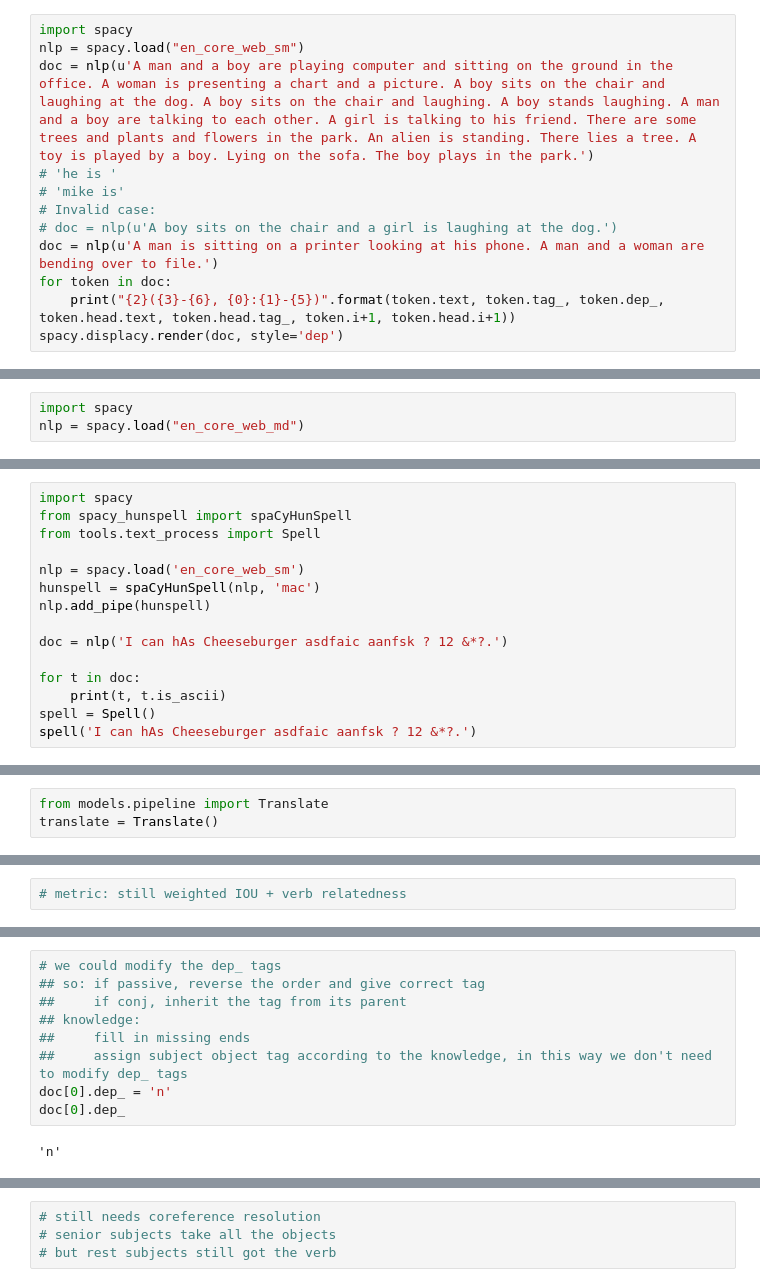
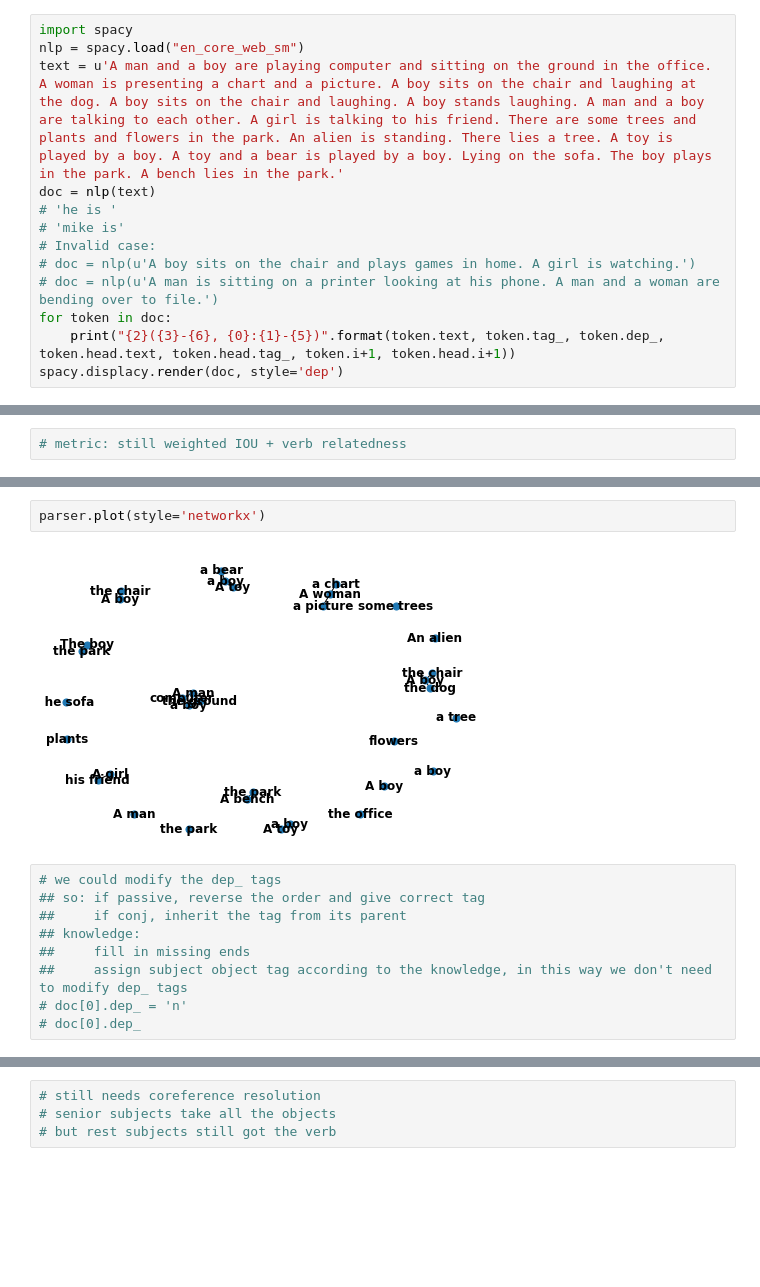
Before and after one commit to shwinshaker/Text2Scene, a Jupyter notebook: generator.ipynb, the cells around one changed output, grey strips where cells are left out. Cells and saved outputs as stored; diff of their text form; blank space fills up the shorter version.

```diff
--- a/generator.ipynb
+++ b/generator.ipynb
@@ -1,12 +1,13 @@
 # %%
 import spacy
 nlp = spacy.load("en_core_web_sm")
-doc = nlp(u'A man and a boy are playing computer and sitting on the ground in the office. A woman is presenting a chart and a picture. A boy sits on the chair and laughing at the dog. A boy sits on the chair and laughing. A boy stands laughing. A man and a boy are talking to each other. A girl is talking to his friend. There are some trees and plants and flowers in the park. An alien is standing. There lies a tree. A toy is played by a boy. Lying on the sofa. The boy plays in the park.')
+text = u'A man and a boy are playing computer and sitting on the ground in the office. A woman is presenting a chart and a picture. A boy sits on the chair and laughing at the dog. A boy sits on the chair and laughing. A boy stands laughing. A man and a boy are talking to each other. A girl is talking to his friend. There are some trees and plants and flowers in the park. An alien is standing. There lies a tree. A toy is played by a boy. A toy and a bear is played by a boy. Lying on the sofa. The boy plays in the park. A bench lies in the park.'
+doc = nlp(text)
 # 'he is '
 # 'mike is'
 # Invalid case:
-# doc = nlp(u'A boy sits on the chair and a girl is laughing at the dog.')
-doc = nlp(u'A man is sitting on a printer looking at his phone. A man and a woman are bending over to file.')
+# doc = nlp(u'A boy sits on the chair and plays games in home. A girl is watching.')
+# doc = nlp(u'A man is sitting on a printer looking at his phone. A man and a woman are bending over to file.')
 for token in doc:
     print("{2}({3}-{6}, {0}:{1}-{5})".format(token.text, token.tag_, token.dep_, token.head.text, token.head.tag_, token.i+1, token.head.i+1))
 spacy.displacy.render(doc, style='dep')
@@ -35,3 +32,0 @@ punct(bending-19, .:.-23)
-# %%
-import spacy
-nlp = spacy.load("en_core_web_md")
@@ -112,15 +32,0 @@ Query Request: 1 bad - good
-# %%
-import spacy
-from spacy_hunspell import spaCyHunSpell
-from tools.text_process import Spell
-
-nlp = spacy.load('en_core_web_sm')
-hunspell = spaCyHunSpell(nlp, 'mac')
-nlp.add_pipe(hunspell)
-
-doc = nlp('I can hAs Cheeseburger asdfaic aanfsk ? 12 &*?.')
-
-for t in doc:
-    print(t, t.is_ascii)
-spell = Spell()
-spell('I can hAs Cheeseburger asdfaic aanfsk ? 12 &*?.')
@@ -154,3 +32,0 @@ spell('adf fzg has ? 12 &*a')
-# %%
-from models.pipeline import Translate
-translate = Translate()
@@ -396,3 +327,7 @@ for n1, n2, v in edges:
+# %%
+parser.plot(style='networkx')
+# %% [output]
+[figure, added]
 # %%
 # we could modify the dep_ tags
 ## so: if passive, reverse the order and give correct tag
@@ -400,7 +335,5 @@ for n1, n2, v in edges:
 ## knowledge:
 ##     fill in missing ends
 ##     assign subject object tag according to the knowledge, in this way we don't need to modify dep_ tags
-doc[0].dep_ = 'n'
-doc[0].dep_
+# doc[0].dep_ = 'n'
+# doc[0].dep_
-# %% [output]
-'n'
```
Also changed, not shown: parts of 59 cells of this notebook, 2 other files.
